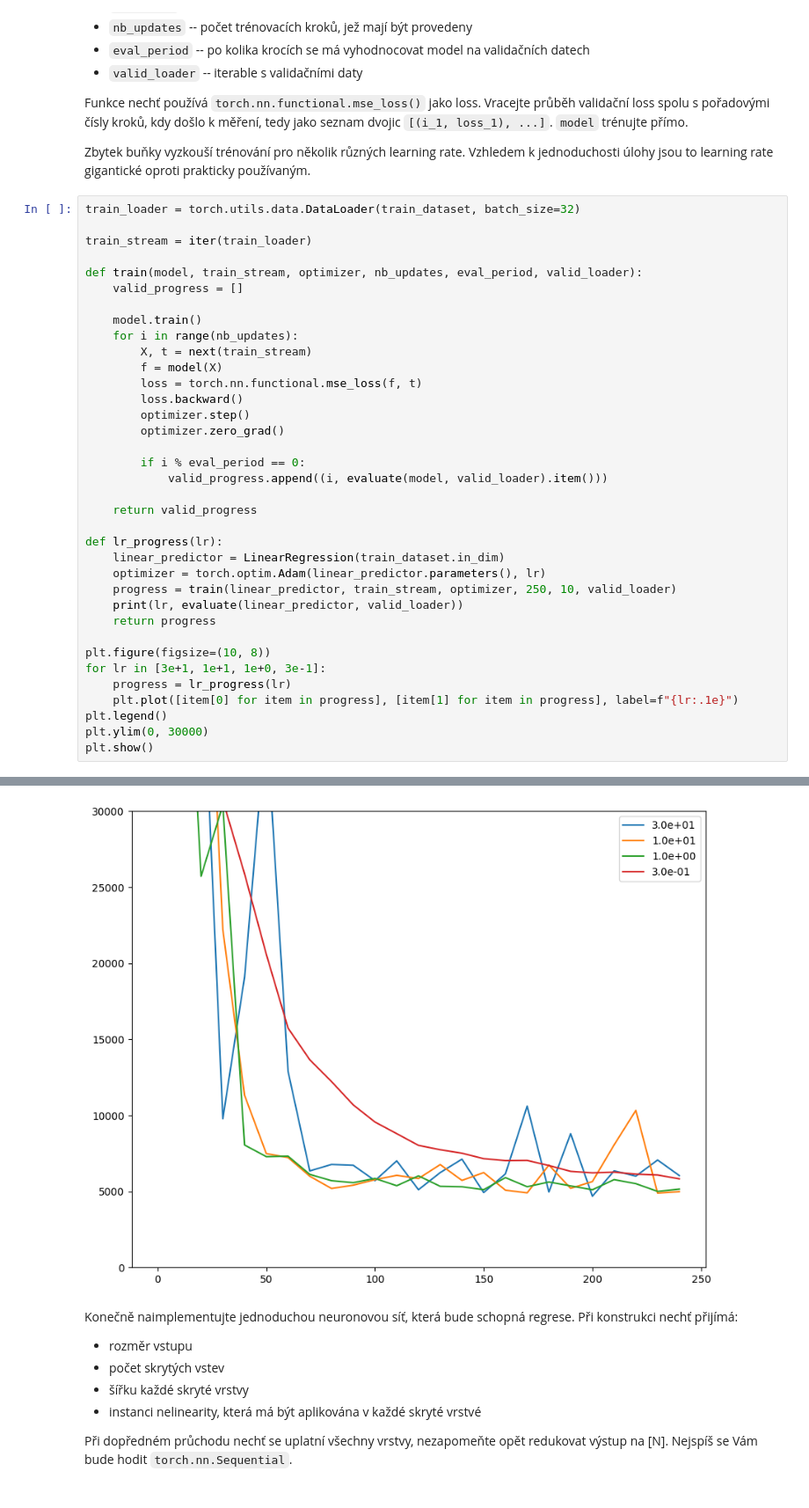
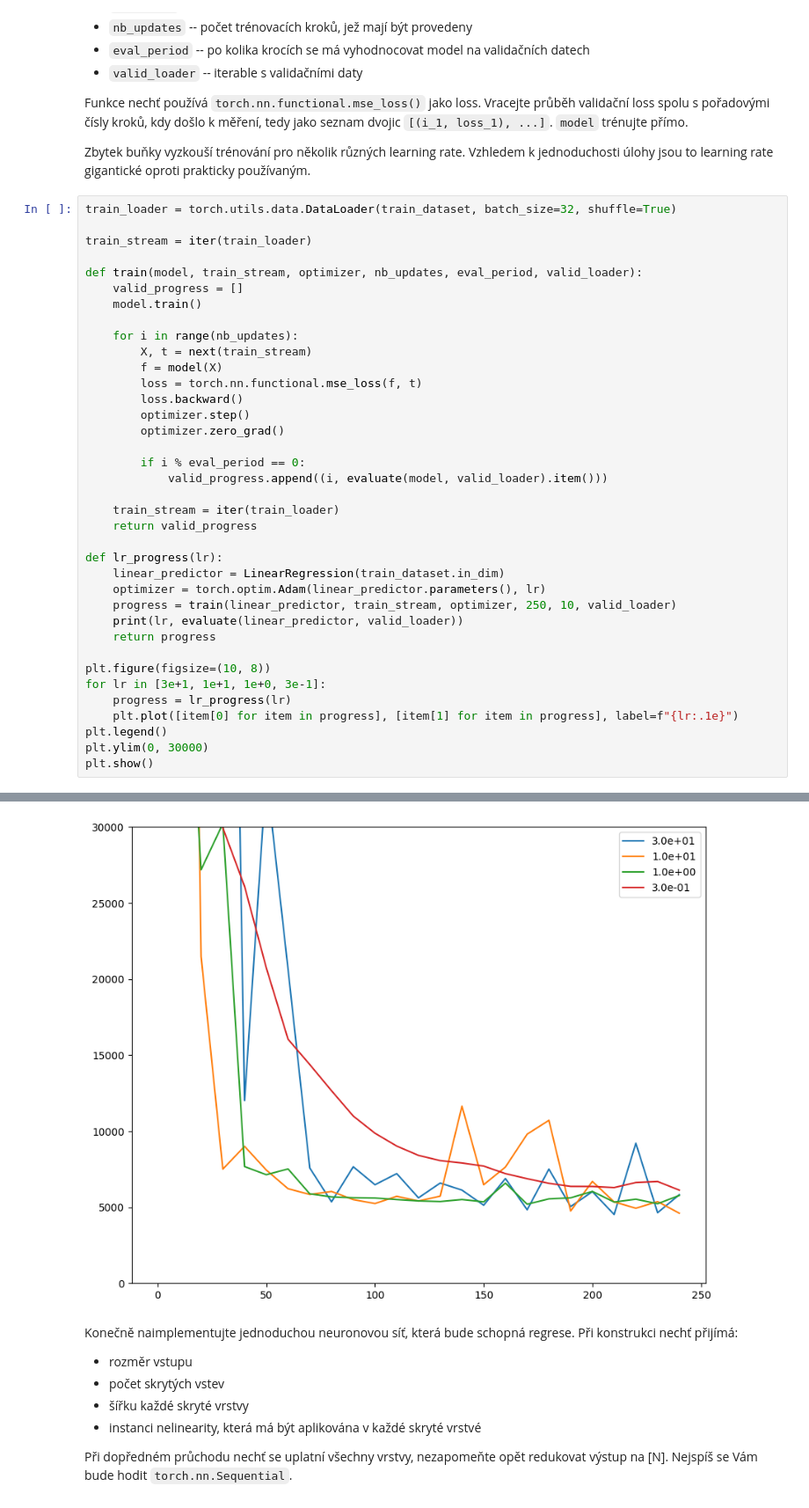
Before and after one commit to xplick04/SUI, a Jupyter notebook: proj3/zadani.ipynb, the cells around one changed output, grey strips where cells are left out. Shown: that part at 88% size. Drawn from its saved outputs; the diff is of its cells as text.

```diff
--- a/proj3/zadani.ipynb
+++ b/proj3/zadani.ipynb
@@ -310,14 +310,14 @@ Vracejte průběh validační loss spolu s pořadovými čísly kroků, kdy doš
 Zbytek buňky vyzkouší trénování pro několik různých learning rate.
 Vzhledem k jednoduchosti úlohy jsou to learning rate gigantické oproti prakticky používaným.
 # %%
-train_loader = torch.utils.data.DataLoader(train_dataset, batch_size=32)
+train_loader = torch.utils.data.DataLoader(train_dataset, batch_size=32, shuffle=True)
 
 train_stream = iter(train_loader)
 
 def train(model, train_stream, optimizer, nb_updates, eval_period, valid_loader):
     valid_progress = []
+    model.train()
 
-    model.train()
     for i in range(nb_updates):
         X, t = next(train_stream)
         f = model(X)
@@ -329,6 +329,7 @@ def train(model, train_stream, optimizer, nb_updates, eval_period, valid_loader)
         if i % eval_period == 0:
             valid_progress.append((i, evaluate(model, valid_loader).item()))
 
+    train_stream = iter(train_loader)
     return valid_progress
 
 def lr_progress(lr):
@@ -353,4 +354,4 @@ plt.show()
-[figure, old version]
+[figure, new version]
 # %% [markdown]
 Konečně naimplementujte jednoduchou neuronovou síť, která bude schopná regrese.
 Při konstrukci nechť přijímá:
```
Also changed, not shown: parts of 2 cells of this notebook.
